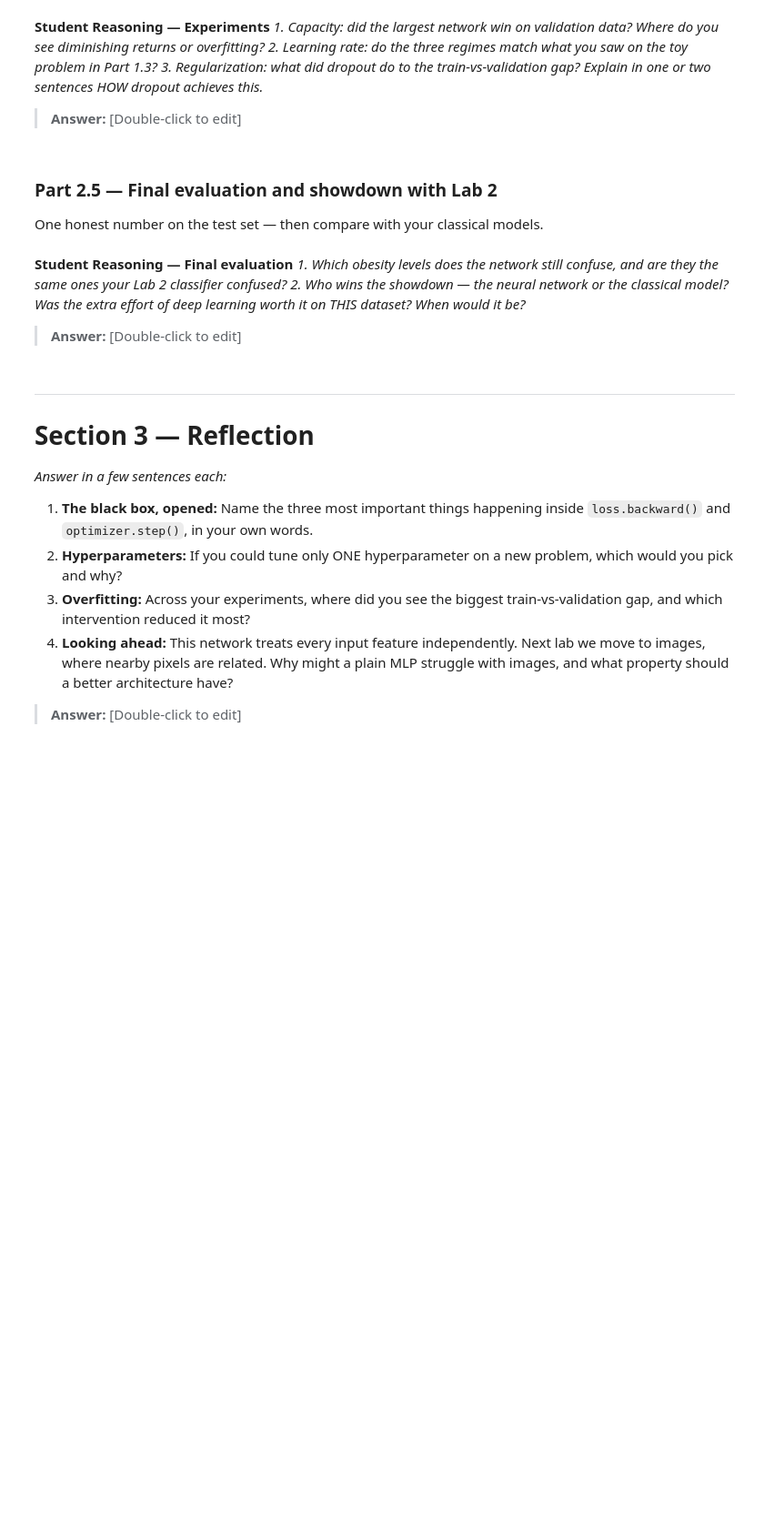
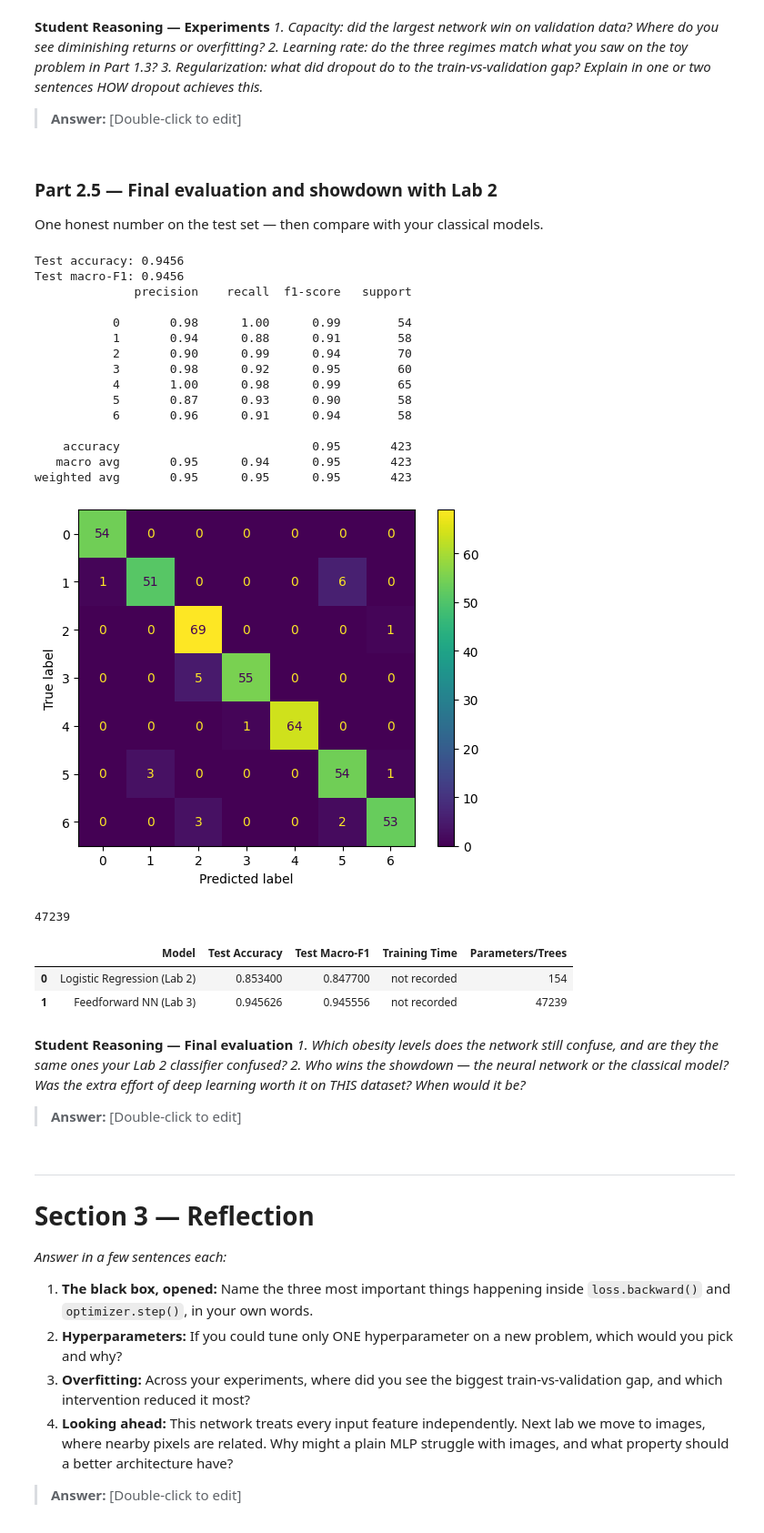
Before and after one commit to victoriabrowwn/lab---3, a Jupyter notebook: Lab_3.ipynb, the cells around one changed output. Shown at 91% size. Drawn from its saved outputs; the diff is of its cells as text; code cells hidden in the pictures; blank space fills up the shorter version.

```diff
--- a/Lab_3.ipynb
+++ b/Lab_3.ipynb
@@ -819,16 +819,75 @@ sentences HOW dropout achieves this.*
 One honest number on the test set — then compare with your classical models.
 # %%
 # TODO: Load your best configuration's weights; model.eval().
+bestMod = FeedForwardNet(input_dim=X_train_t.shape[1], hidden_sizes=(256, 128, 64))
+bestMod.to(DEVICE)
+bestMod.load_state_dict(torch.load("ffn_best.pt"))
+evaluate(XTst_loader, bestMod, criterion)
 
 # TODO: Report test ACCURACY and MACRO-F1
-#   from sklearn.metrics import accuracy_score, f1_score, classification_report
+from sklearn.metrics import accuracy_score, f1_score, classification_report
+
+bestMod.eval()
+all_preds = []
+all_labels = []
+with torch.no_grad():
+    for xb, yb in XTst_loader:
+        logits = bestMod(xb.to(DEVICE))
+        preds = logits.argmax(dim=1)
+        all_labels.extend(yb.cpu().numpy())
+        all_preds.extend(preds.cpu().numpy())
+
+
+test_acc = accuracy_score(all_labels, all_preds)
+test_f1 = f1_score(all_labels, all_preds, average="macro")
+print(f"Test accuracy: {test_acc:.4f}")
+print(f"Test macro-F1: {test_f1:.4f}")
+print(classification_report(all_labels, all_preds))
 
 # TODO: Confusion matrix for the test set with the 7 class names
 #   from sklearn.metrics import ConfusionMatrixDisplay
+from sklearn.metrics import ConfusionMatrixDisplay
+
+ConfusionMatrixDisplay.from_predictions(
+    all_labels, all_preds, display_labels=le.classes_
+)
+plt.show()
 
 # TODO: Build a small comparison table (a pandas DataFrame is fine):
 #   rows = [your best Lab 2 classifier, this neural network]
 #   cols = [test accuracy, test macro-F1, training time, number of parameters/trees]
+print(sum(p.numel() for p in bestMod.parameters() if p.requires_grad))
+comparison = pd.DataFrame(
+    {
+        "Model": ["Logistic Regression (Lab 2)", "Feedforward NN (Lab 3)"],
+        "Test Accuracy": [0.8534, test_acc],
+        "Test Macro-F1": [0.8477, test_f1],
+        "Training Time": ["not recorded", "not recorded"],
+        "Parameters/Trees": [154, 47239],
+    }
+)
+comparison
+# %% [output]
+Test accuracy: 0.9456
+Test macro-F1: 0.9456
+              precision    recall  f1-score   support
+
+           0       0.98      1.00      0.99        54
+           1       0.94      0.88      0.91        58
+           2       0.90      0.99      0.94        70
+           3       0.98      0.92      0.95        60
+           4       1.00      0.98      0.99        65
+           5       0.87      0.93      0.90        58
+           6       0.96      0.91      0.94        58
+
+    accuracy                           0.95       423
+   macro avg       0.95      0.94      0.95       423
+weighted avg       0.95      0.95      0.95       423
+[figure, added]
+47239
+|  | Model | Test Accuracy | Test Macro-F1 | Training Time | Parameters/Trees |
+| 0 | Logistic Regression (Lab 2) | 0.853400 | 0.847700 | not recorded | 154 |
+| 1 | Feedforward NN (Lab 3) | 0.945626 | 0.945556 | not recorded | 47239 |
 # %% [markdown]
 **Student Reasoning — Final evaluation**
 *1. Which obesity levels does the network still confuse, and are they the same ones your
```
